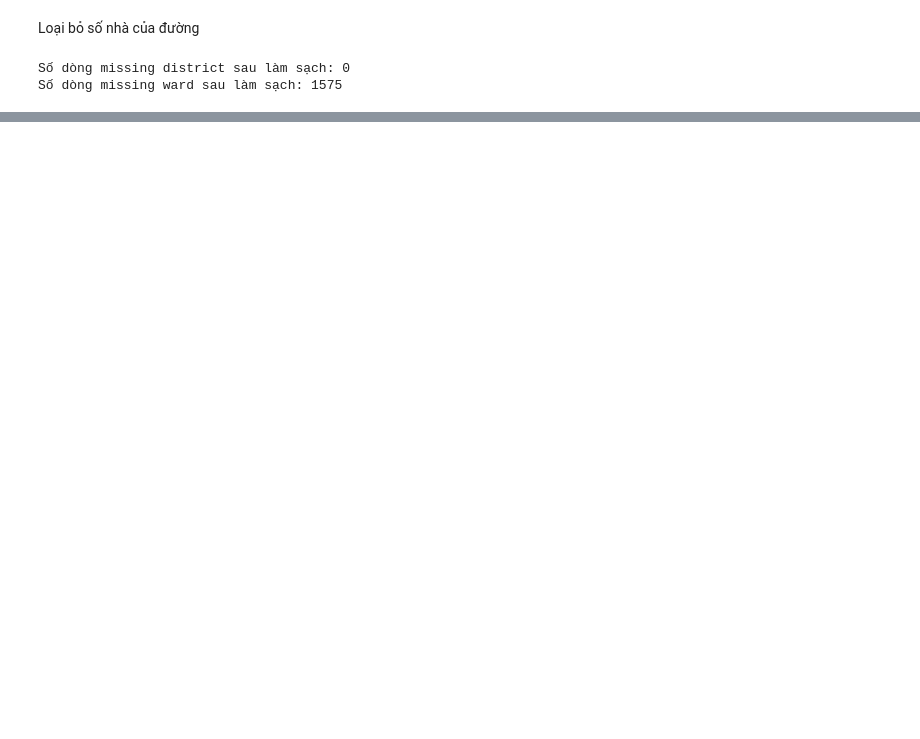
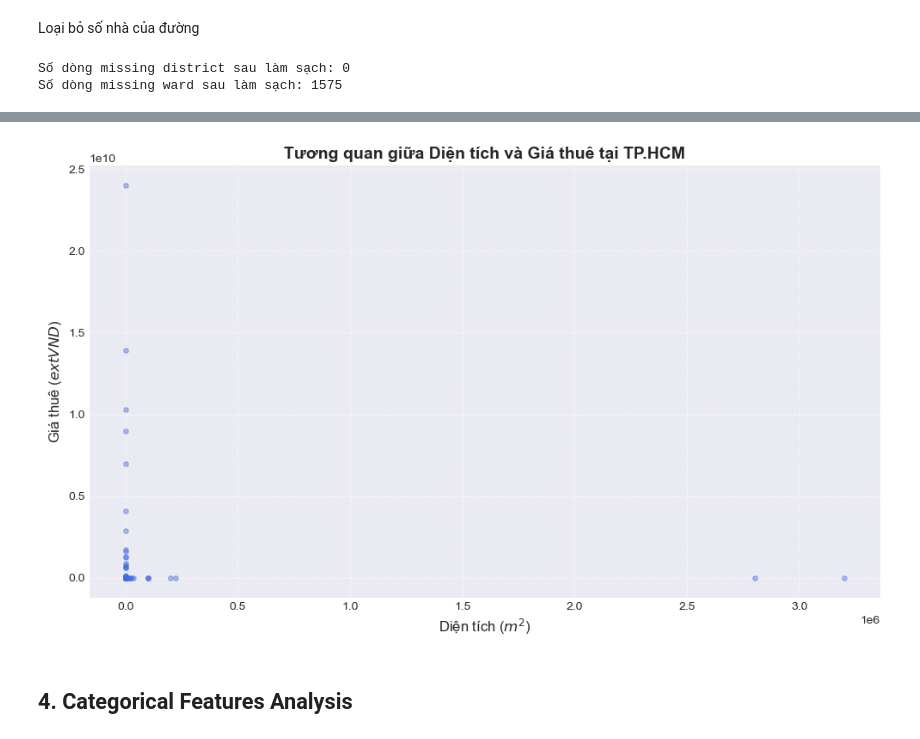
Before and after one commit to pntnhanc9/IntroToDataScience, a Jupyter notebook: notebooks/feature_engineering/address_feature.ipynb, the cells around one changed output, grey strips where cells are left out. Cells and saved outputs as stored; diff of their text form; code cells hidden in the pictures; blank space fills up the shorter version.

```diff
--- a/notebooks/feature_engineering/address_feature.ipynb
+++ b/notebooks/feature_engineering/address_feature.ipynb
@@ -841,0 +1081,33 @@ df.head(5)
+# %%
+import matplotlib.pyplot as plt
+
+# 1. Lọc dữ liệu không bị khuyết để tránh lỗi khi vẽ
+valid_mask = df['area'].notna() & df['price'].notna()
+valid_df = df[valid_mask]
+
+# 2. Khởi tạo biểu đồ đơn
+if len(valid_df) > 0:
+    # Thiết kế kích thước biểu đồ
+    fig, ax = plt.subplots(figsize=(10, 6))
+
+    # Vẽ biểu đồ phân tán (Scatter plot)
+    ax.scatter(valid_df['area'], valid_df['price'], alpha=0.4, s=15, color='royalblue')
+
+    # Thiết lập nhãn và tiêu đề bằng tiếng Việt (có định dạng LaTeX cho đơn vị)
+    ax.set_xlabel('Diện tích ($m^2$)', fontsize=12)
+    ax.set_ylabel('Giá thuê ($\text{VND}$)', fontsize=12)
+    ax.set_title('Tương quan giữa Diện tích và Giá thuê tại TP.HCM', fontsize=14, fontweight='bold')
+
+    # Thêm lưới để dễ quan sát
+    ax.grid(True, linestyle='--', alpha=0.6)
+
+    # Tối ưu hóa khoảng cách
+    plt.tight_layout()
+
+    plt.show() # Bỏ comment nếu chạy trên máy cá nhân
+else:
+    print("Không có đủ dữ liệu hợp lệ để vẽ biểu đồ.")
+# %% [output]
+[figure, added]
+# %% [markdown]
+## 4. Categorical Features Analysis
```
Also changed, not shown: parts of 50 cells of this notebook, 2 other files.
